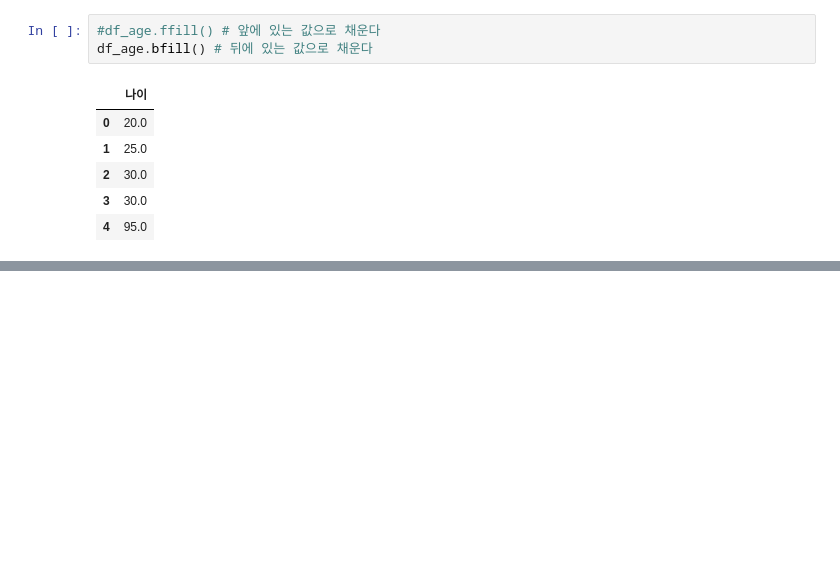
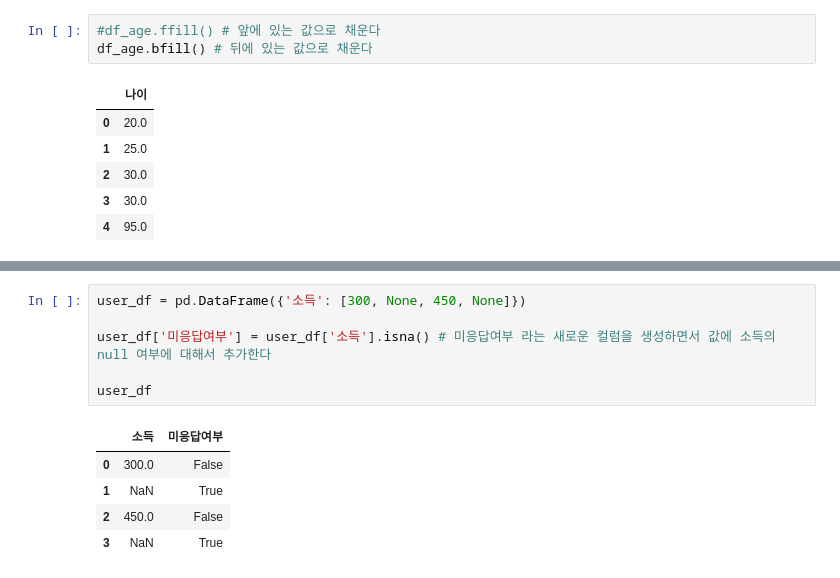
Before and after one commit to acdc234-git/AX_TIL, a Jupyter notebook: 26/08월/25.ipynb, the cells around one changed output, grey strips where cells are left out. Saved outputs shown, nothing was run; the diff lists cells and outputs as text; blank space fills up the shorter version.

```diff
--- a/26/08월/25.ipynb
+++ b/26/08월/25.ipynb
@@ -178,0 +250,12 @@ df_age.bfill() # 뒤에 있는 값으로 채운다
+# %%
+user_df = pd.DataFrame({'소득': [300, None, 450, None]})
+
+user_df['미응답여부'] = user_df['소득'].isna() # 미응답여부 라는 새로운 컬럼을 생성하면서 값에 소득의 null 여부에 대해서 추가한다
+
+user_df
+# %% [output]
+|  | 소득 | 미응답여부 |
+| 0 | 300.0 | False |
+| 1 | NaN | True |
+| 2 | 450.0 | False |
+| 3 | NaN | True |
```
Also changed, not shown: parts of 15 cells of this notebook, 2 other files.
